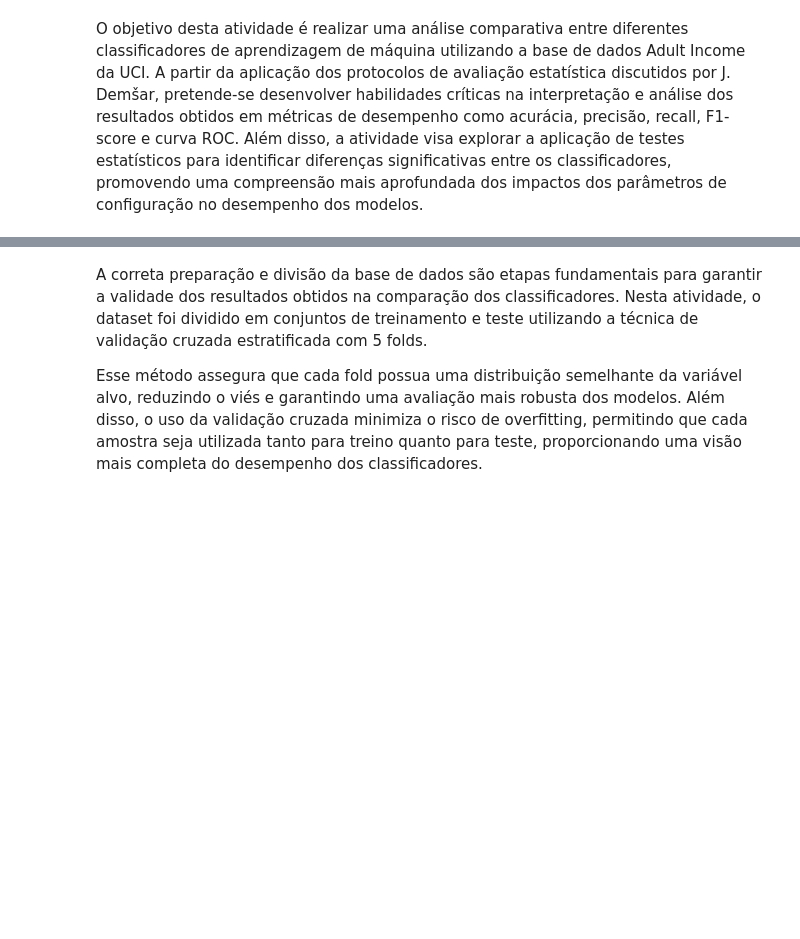
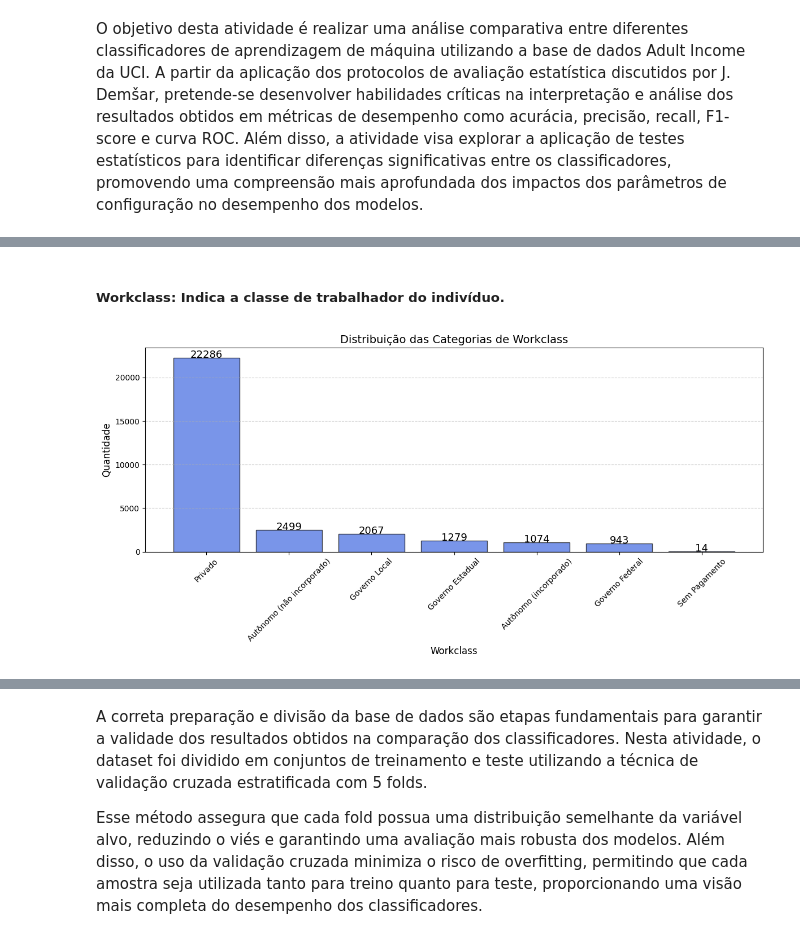
Before and after one commit to camyllalima/AM-Exercicios, a Jupyter notebook: relatorio.ipynb, the cells around one changed output, grey strips where cells are left out. Saved outputs shown, nothing was run; the diff lists cells and outputs as text; code cells hidden in the pictures; blank space fills up the shorter version.

```diff
--- a/relatorio.ipynb
+++ b/relatorio.ipynb
@@ -158,0 +303,38 @@ Uma preparação do dataset "adult.csv” foi realizada, seguindo as seguintes e
+# %% [markdown]
+##### **Workclass:** Indica a classe de trabalhador do indivíduo.
+# %%
+# Dicionário de tradução para as categorias de workclass
+traducao_workclass = {
+    "Private": "Privado",
+    "Self-emp-not-inc": "Autônomo (não incorporado)",
+    "Self-emp-inc": "Autônomo (incorporado)",
+    "Federal-gov": "Governo Federal",
+    "Local-gov": "Governo Local",
+    "State-gov": "Governo Estadual",
+    "Without-pay": "Sem Pagamento",
+    "Never-worked": "Nunca Trabalhou"
+}
+
+# Contagem das categorias
+cont_worclass = dataset.workclass.value_counts()
+
+# Aplicar tradução
+cont_worclass.index = cont_worclass.index.map(traducao_workclass)
+
+# Plotando o gráfico
+plt.figure(figsize=(12, 6))
+plt.bar(cont_worclass.index, cont_worclass.values, color='royalblue', edgecolor='black', alpha=0.7)
+plt.title("Distribuição das Categorias de Workclass", fontsize=14)
+plt.xlabel("Workclass", fontsize=12)
+plt.ylabel("Quantidade", fontsize=12)
+plt.xticks(rotation=45)
+plt.grid(axis='y', linestyle='--', alpha=0.6)
+
+# Exibir valores no topo das barras
+for i, valor in enumerate(cont_worclass.values):
+    plt.text(i, valor + 0.5, str(valor), ha='center', fontsize=13)
+
+plt.tight_layout()
+plt.show()
+# %% [output]
+[figure, added]
```
Also changed, not shown: parts of 89 cells of this notebook.
